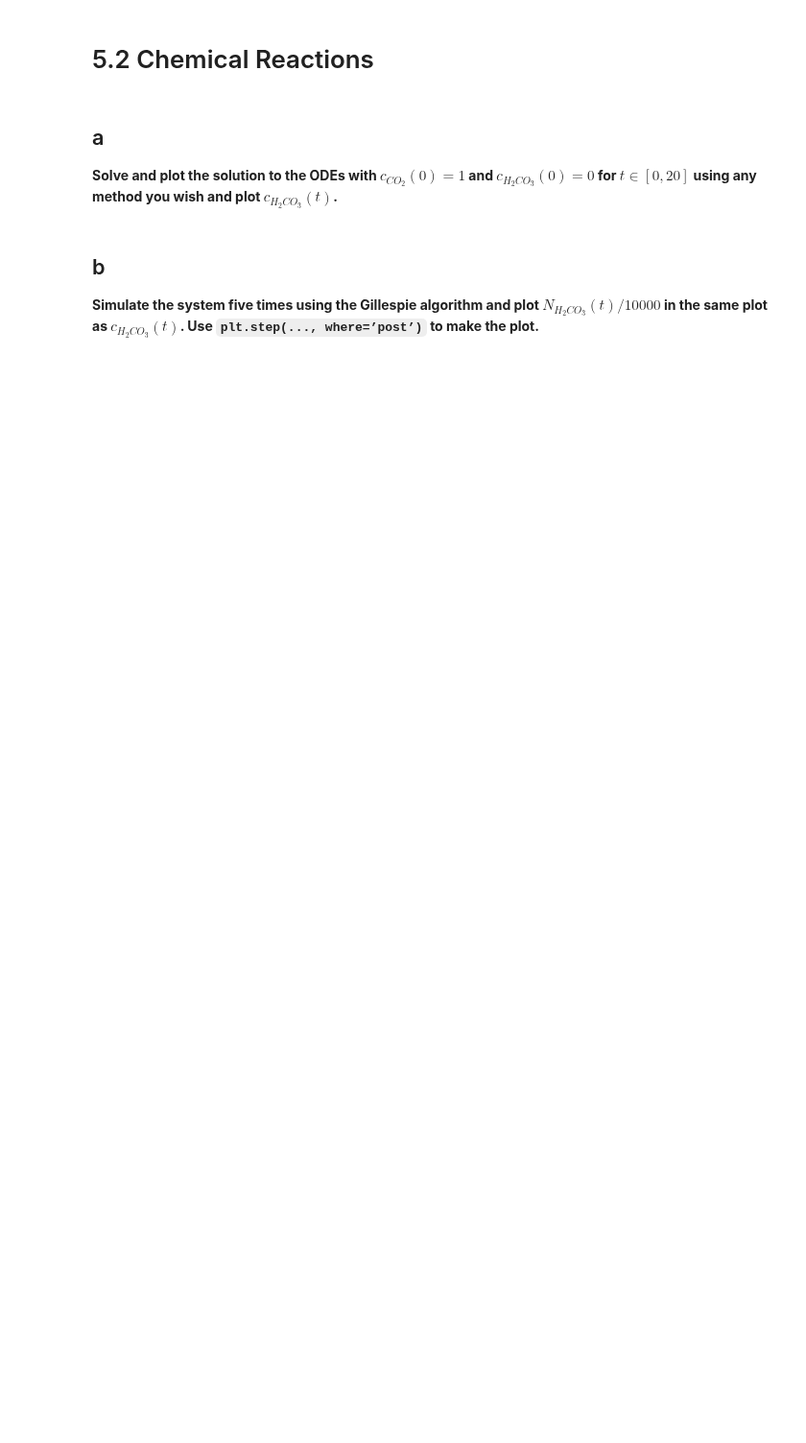
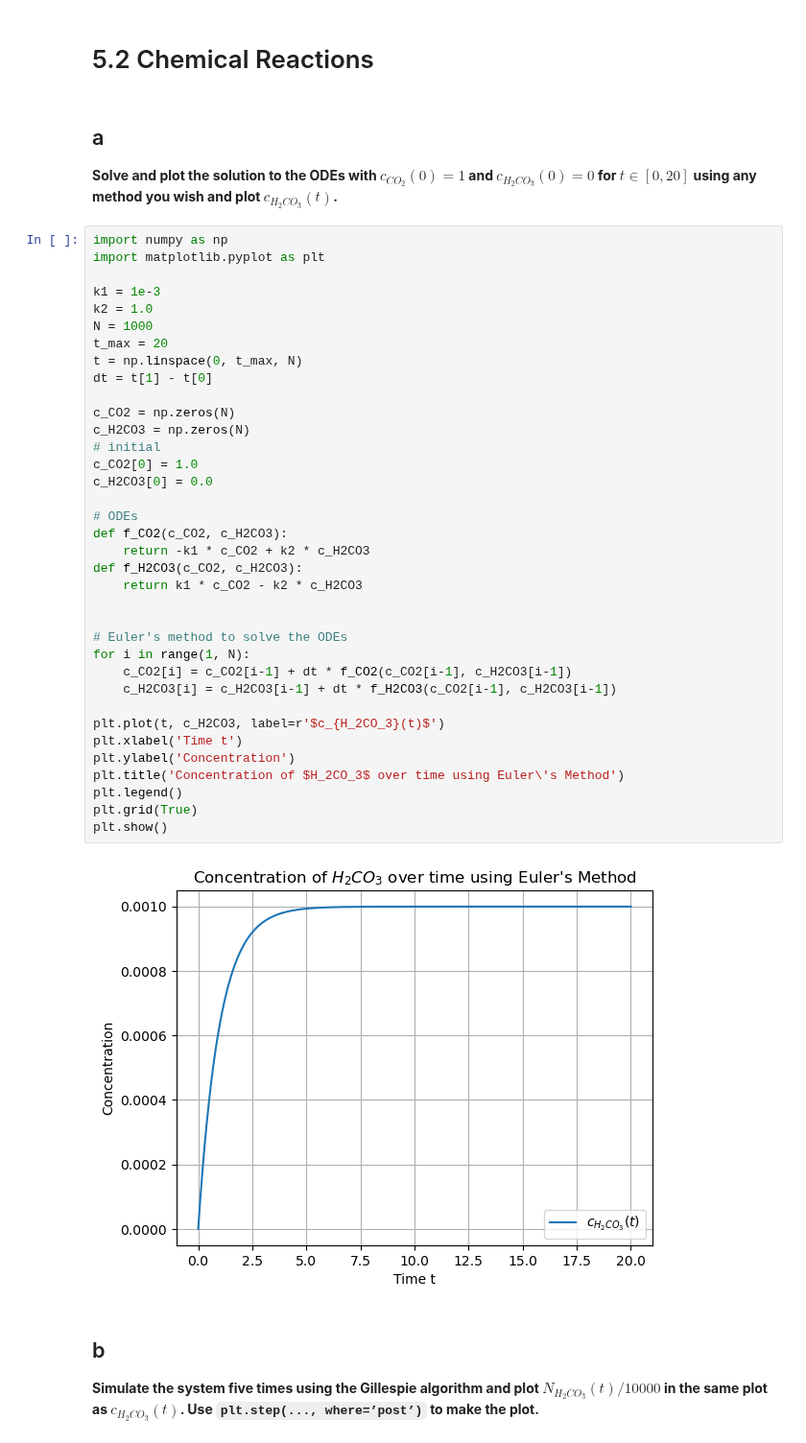
Before and after one commit to Katikistan/NumeP, a Jupyter notebook: week3/week3.ipynb, the cells around one changed output. Shown at 96% size. Cells and saved outputs as stored; diff of their text form; blank space fills up the shorter version.

```diff
--- a/week3/week3.ipynb
+++ b/week3/week3.ipynb
@@ -3,6 +3,44 @@
 # %% [markdown]
 ## a
 **Solve and plot the solution to the ODEs with $c_{CO_2} (0) = 1$ and  $c_{H_2CO_3} (0) = 0$ for $t \in [0, 20]$ using any method you wish and plot $c_{H_2CO_3} (t)$.**
+# %%
+import numpy as np
+import matplotlib.pyplot as plt
+
+k1 = 1e-3
+k2 = 1.0
+N = 1000
+t_max = 20
+t = np.linspace(0, t_max, N)
+dt = t[1] - t[0]
+
+c_CO2 = np.zeros(N)
+c_H2CO3 = np.zeros(N)
+# initial
+c_CO2[0] = 1.0
+c_H2CO3[0] = 0.0
+
+# ODEs
+def f_CO2(c_CO2, c_H2CO3):
+    return -k1 * c_CO2 + k2 * c_H2CO3
+def f_H2CO3(c_CO2, c_H2CO3):
+    return k1 * c_CO2 - k2 * c_H2CO3
+
+
+# Euler's method to solve the ODEs
+for i in range(1, N):
+    c_CO2[i] = c_CO2[i-1] + dt * f_CO2(c_CO2[i-1], c_H2CO3[i-1])
+    c_H2CO3[i] = c_H2CO3[i-1] + dt * f_H2CO3(c_CO2[i-1], c_H2CO3[i-1])
+
+plt.plot(t, c_H2CO3, label=r'$c_{H_2CO_3}(t)$')
+plt.xlabel('Time t')
+plt.ylabel('Concentration')
+plt.title('Concentration of $H_2CO_3$ over time using Euler\'s Method')
+plt.legend()
+plt.grid(True)
+plt.show()
+# %% [output]
+[figure, added]
 # %% [markdown]
 ## b
 **Simulate the system five times using the Gillespie algorithm
```
Also changed, not shown: parts of 12 cells of this notebook.
